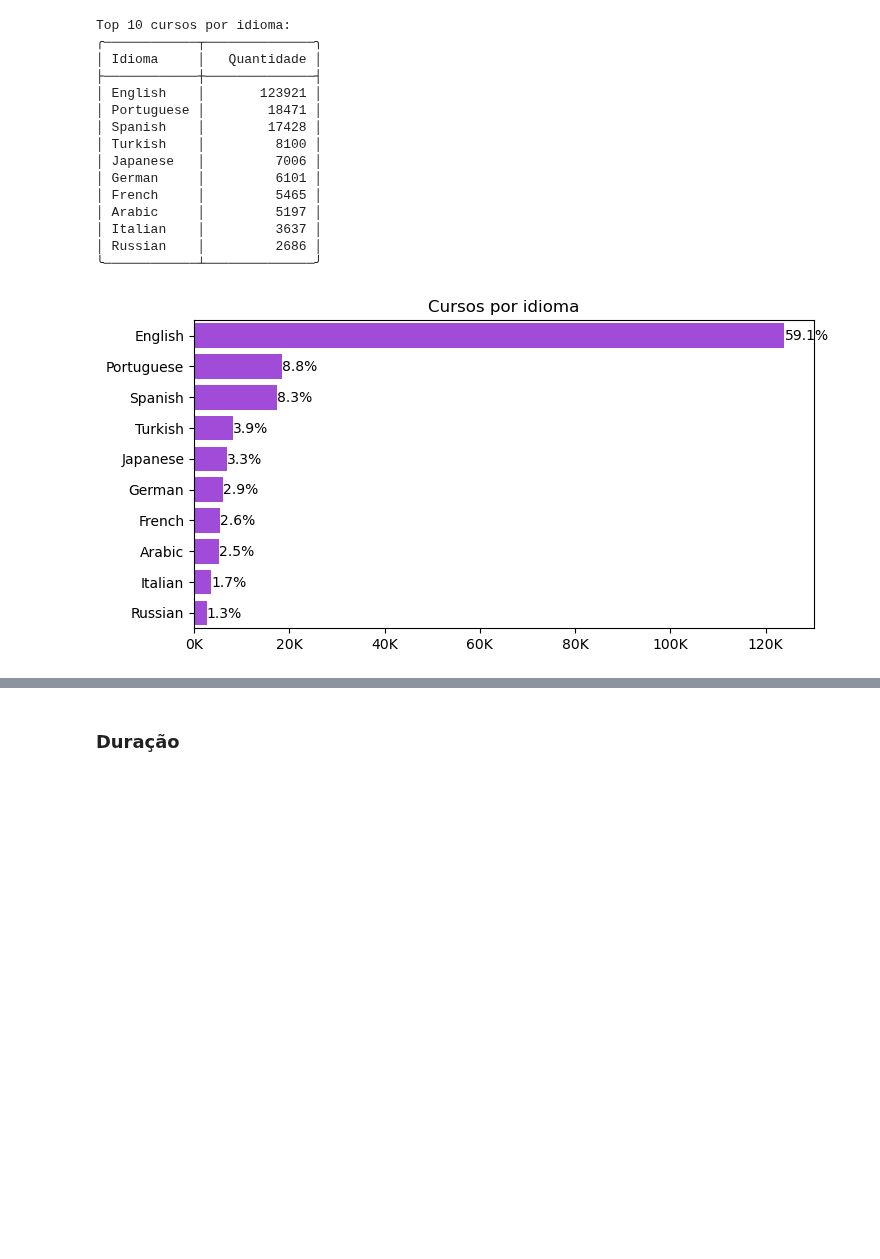
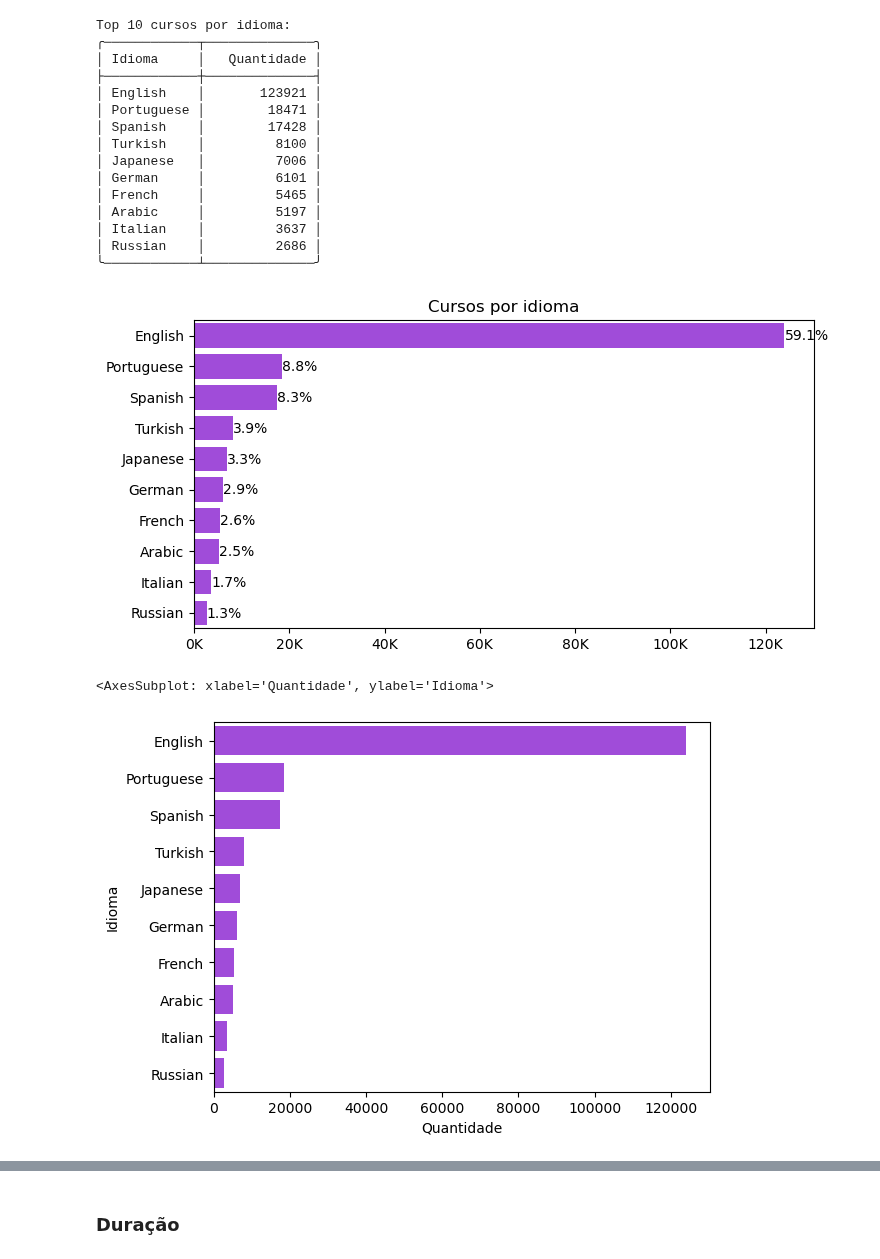
Before and after one commit to ismailymendes/mooc_udemy_coursera, a Jupyter notebook: mooc_udemy.ipynb, the cells around one changed output, grey strips where cells are left out. Saved outputs shown, nothing was run; the diff lists cells and outputs as text; code cells hidden in the pictures; blank space fills up the shorter version.

```diff
--- a/mooc_udemy.ipynb
+++ b/mooc_udemy.ipynb
@@ -432,31 +435,33 @@ Top 10 cursos por idioma:
 # %%
 # Top 10 idiomas por curso em gráfico
 fig, ax = plt.subplots(figsize=(8, 4))
 sns.countplot(data=udemy_cursos, y='language', order=udemy_cursos['language'].value_counts().index[:10], color='#A435F0')
 ax.xaxis.set_major_formatter(ticker.FuncFormatter(lambda x, pos: '{:,.0f}'.format(x/1000) + 'K'))
 plt.xlabel("")
 plt.ylabel("")
 plt.title("Cursos por idioma", fontdict={'fontsize': 12})
 
 SMALL_SIZE = 8
 MEDIUM_SIZE = 10
 BIGGER_SIZE = 12
 
 plt.rc('axes', labelsize=MEDIUM_SIZE)    # tamanho da fonte dos rótulos do eixo x e y
 plt.rc('xtick', labelsize=MEDIUM_SIZE)   # tamanho da fonte do eixo x
 plt.rc('ytick', labelsize=MEDIUM_SIZE)   # tamanho da fonte do eixo y
 plt.rc('legend', fontsize=SMALL_SIZE)    # tamanho da fonte da legenda
 
 # orcentagem
 total = len(udemy_cursos['language'])
 for p in ax.patches:
         percentage = '{:.1f}%'.format(100 * p.get_width()/total)
         x = p.get_x() + p.get_width()
         y = p.get_y() + p.get_height() - 0.25
         ax.annotate(percentage, (x, y))
 
 plt.show()
 
-#sns.barplot(data=udemy_c[:10], x='Quantidade', y='Idioma', orient='h', color='#A435F0')
+sns.barplot(data=udemy_c[:10], x='Quantidade', y='Idioma', orient='h', color='#A435F0')
 # %% [output]
 [figure]
+<AxesSubplot: xlabel='Quantidade', ylabel='Idioma'>
+[figure, added]
```
Also changed, not shown: parts of 9 cells of this notebook.
